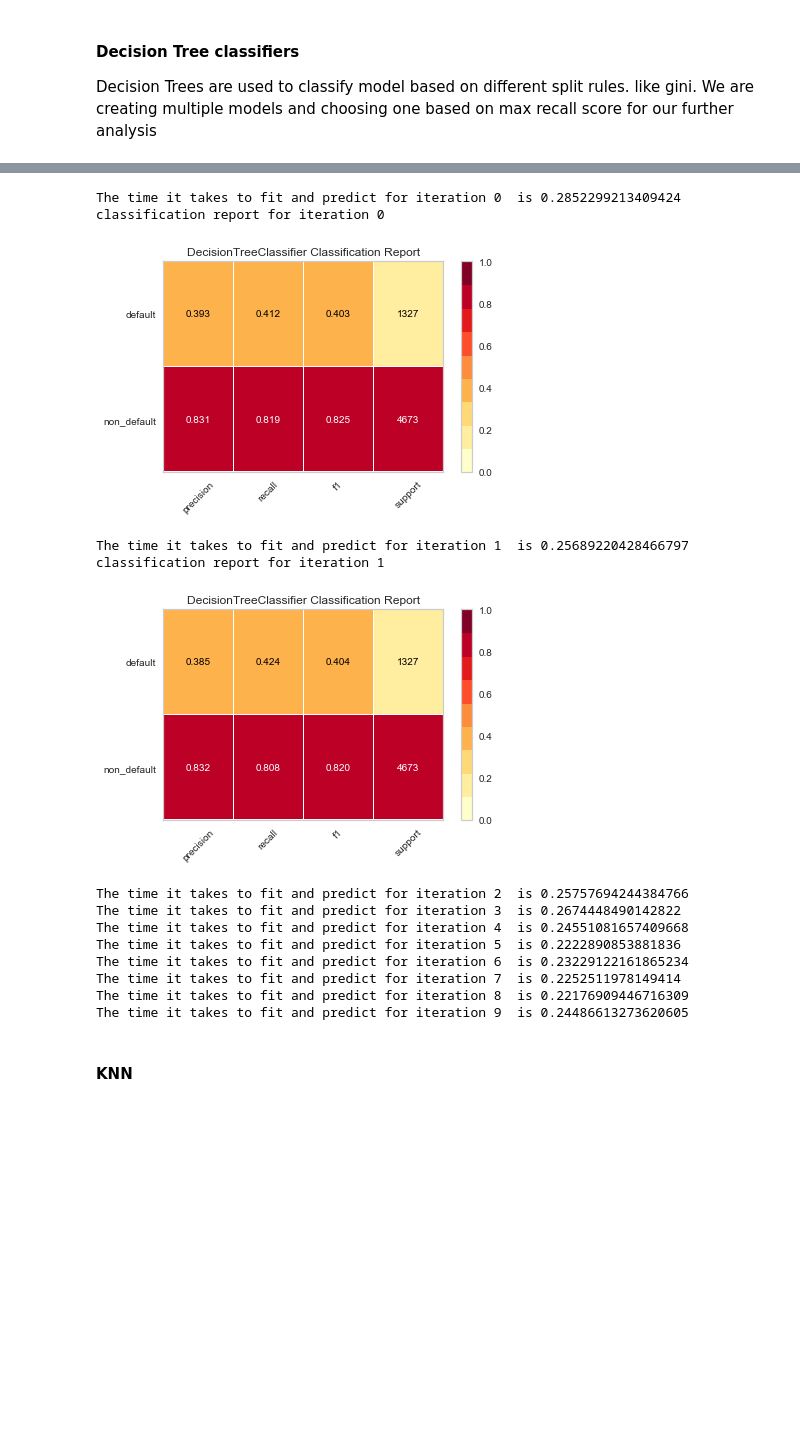
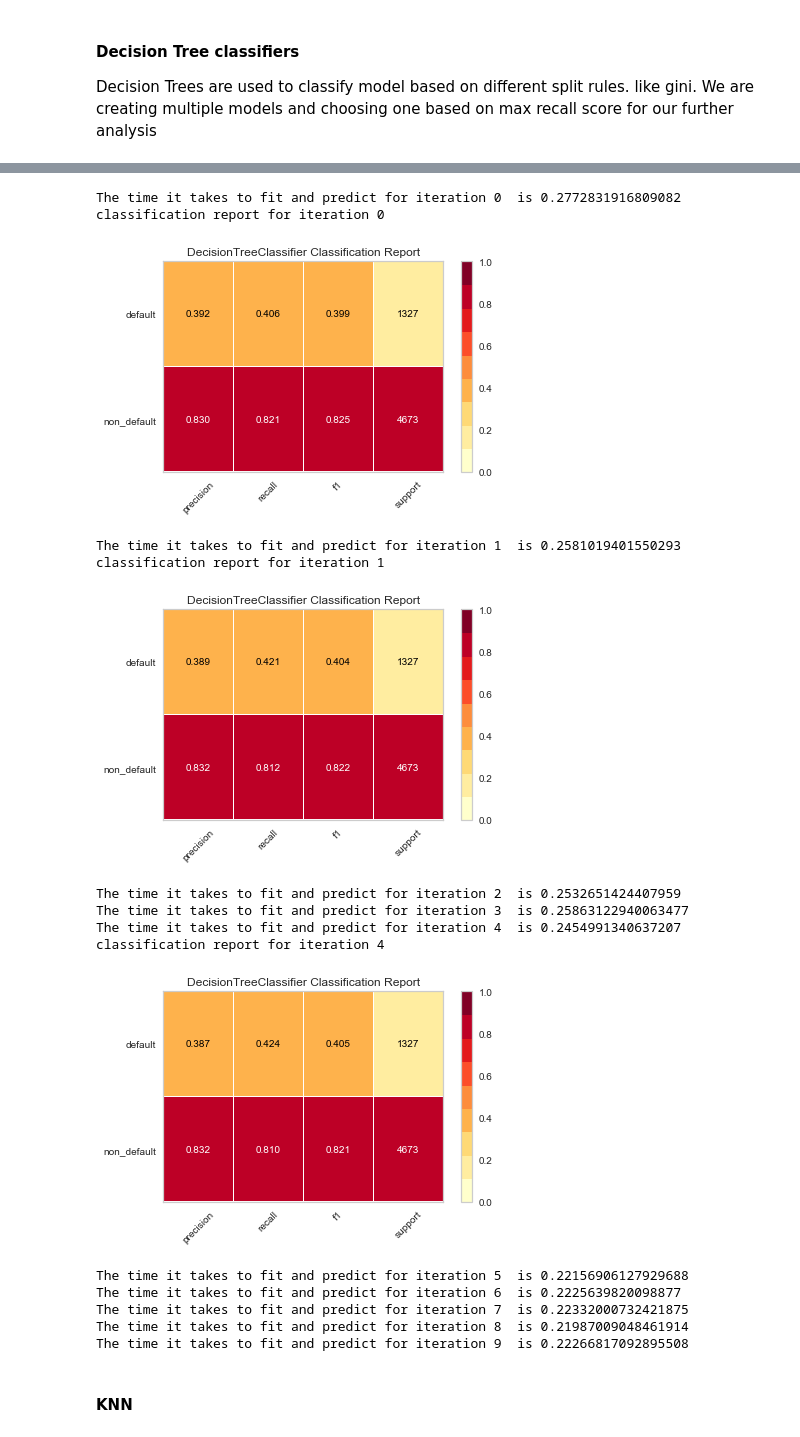
Before and after one commit to pankajti/MSDS_7331_Lab2, a Jupyter notebook: modelling/combined_models.ipynb, the cells around one changed output, grey strips where cells are left out. Saved outputs shown, nothing was run; the diff lists cells and outputs as text; code cells hidden in the pictures; blank space fills up the shorter version.

```diff
--- a/modelling/combined_models.ipynb
+++ b/modelling/combined_models.ipynb
@@ -285,44 +299,46 @@ for class_weight in class_weights:
 
         print ("The time it takes to fit and predict for iteration {}  is {} ".format(iter_num, diff[0]))
         times_rec=np.append(times_rec,diff)
 
 
         # now let's get the accuracy , recall and confusion matrix for this iterations of training/testing
         acc = mt.accuracy_score(y_test,y_hat)
-        rcl = recall_score(y_test, y_hat, average='macro')
+        rcl = mt.recall_score(y_test, y_hat)
 
         #if acc> dt_max_acc:
         if rcl> dt_max_recall:
             #dt_max_acc = acc
             dt_max_recall = rcl
             dt_trn_idx_max_acc = train_indices
             dt_tst_idx_max_acc = test_indices
             dt_class_weight_for_max = class_weight
             conf = mt.confusion_matrix(y_test,y_hat)
             print ("classification report for iteration {} ".format(iter_num))
 
             dt_cl_reporter = ClassificationReport(decision_tree, classes=['non_default' , 'default'], support=True)
             dt_cl_reporter.fit(X_train, y_train)        # Fit the visualizer and the model
             dt_cl_reporter.score(X_test, y_test)        # Evaluate the model on the test data
             dt_cl_reporter.show()
 
 
         iter_num+=1
 # %% [output]
-The time it takes to fit and predict for iteration 0  is 0.2852299213409424
+The time it takes to fit and predict for iteration 0  is 0.2772831916809082
 classification report for iteration 0
 [figure]
-The time it takes to fit and predict for iteration 1  is 0.25689220428466797
+The time it takes to fit and predict for iteration 1  is 0.2581019401550293
 classification report for iteration 1
 [figure]
-The time it takes to fit and predict for iteration 2  is 0.25757694244384766
-The time it takes to fit and predict for iteration 3  is 0.2674448490142822
-The time it takes to fit and predict for iteration 4  is 0.24551081657409668
-The time it takes to fit and predict for iteration 5  is 0.2222890853881836
-The time it takes to fit and predict for iteration 6  is 0.23229122161865234
-The time it takes to fit and predict for iteration 7  is 0.2252511978149414
-The time it takes to fit and predict for iteration 8  is 0.22176909446716309
-The time it takes to fit and predict for iteration 9  is 0.24486613273620605
+The time it takes to fit and predict for iteration 2  is 0.2532651424407959
+The time it takes to fit and predict for iteration 3  is 0.25863122940063477
+The time it takes to fit and predict for iteration 4  is 0.2454991340637207
+classification report for iteration 4
+[figure, added]
+The time it takes to fit and predict for iteration 5  is 0.22156906127929688
+The time it takes to fit and predict for iteration 6  is 0.2225639820098877
+The time it takes to fit and predict for iteration 7  is 0.22332000732421875
+The time it takes to fit and predict for iteration 8  is 0.21987009048461914
+The time it takes to fit and predict for iteration 9  is 0.22266817092895508
 # %% [markdown]
 #### KNN
 # %%
```
Also changed, not shown: parts of 13 cells of this notebook.
